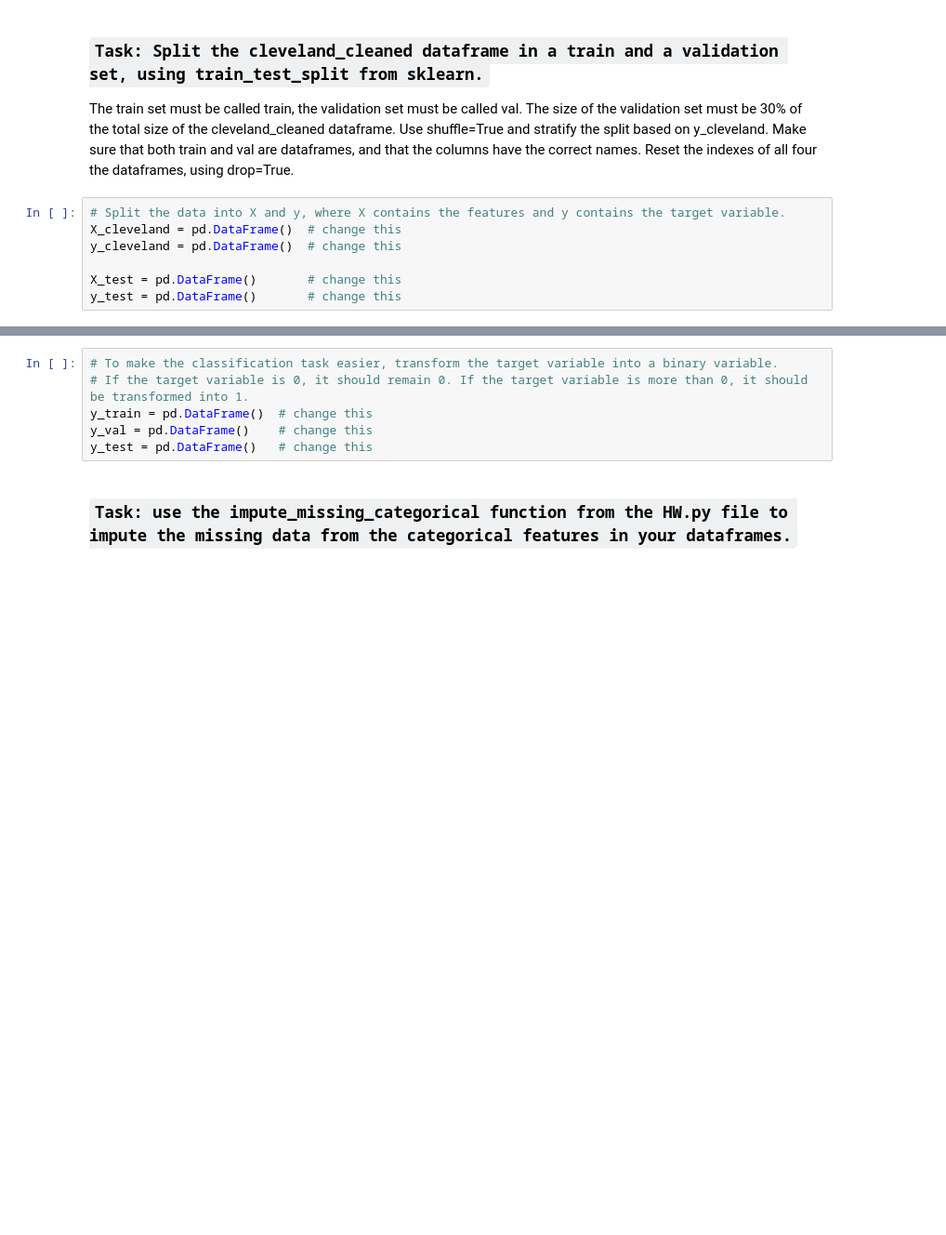
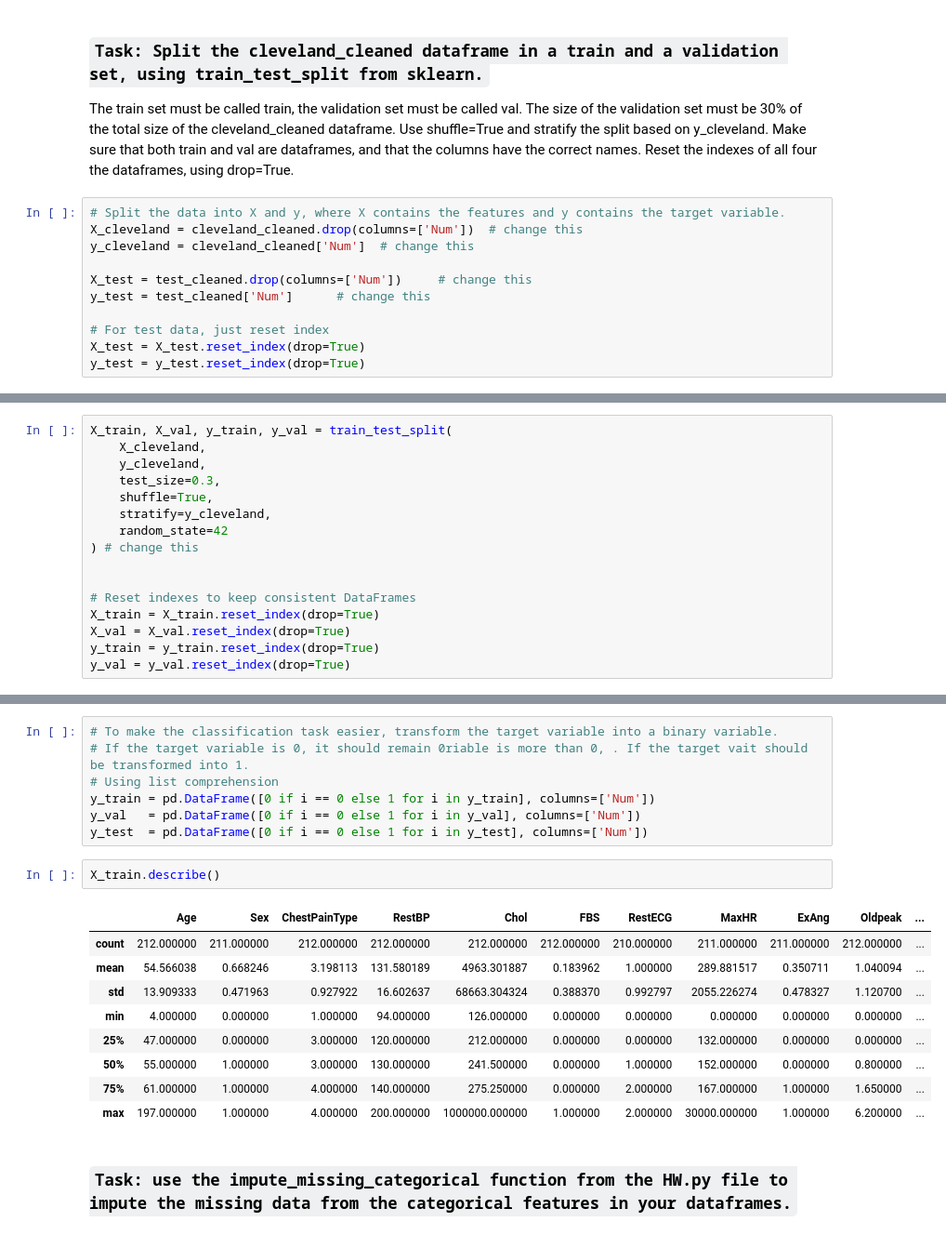
Before and after one commit to 1500-Shubham/Stockholm_University, a Jupyter notebook: DS/HW3/HW3_instructions_25.ipynb, the cells around one changed output, grey strips where cells are left out. Shown: that part at 93% size. Cells and saved outputs as stored; diff of their text form; blank space fills up the shorter version.

```diff
--- a/DS/HW3/HW3_instructions_25.ipynb
+++ b/DS/HW3/HW3_instructions_25.ipynb
@@ -315,8 +322,12 @@ numerical_columns = [
 The train set must be called train, the validation set must be called val. The size of the validation set must be 30% of the total size of the cleveland_cleaned dataframe. Use shuffle=True and stratify the split based on y_cleveland. Make sure that both train and val are dataframes, and that the columns have the correct names. Reset the indexes of all four the dataframes, using drop=True.
 # %%
 # Split the data into X and y, where X contains the features and y contains the target variable.
-X_cleveland = pd.DataFrame()  # change this
-y_cleveland = pd.DataFrame()  # change this
+X_cleveland = cleveland_cleaned.drop(columns=['Num'])  # change this
+y_cleveland = cleveland_cleaned['Num']  # change this
 
-X_test = pd.DataFrame()       # change this
-y_test = pd.DataFrame()       # change this
+X_test = test_cleaned.drop(columns=['Num'])     # change this
+y_test = test_cleaned['Num']      # change this
+
+# For test data, just reset index
+X_test = X_test.reset_index(drop=True)
+y_test = y_test.reset_index(drop=True)
@@ -324,0 +334,16 @@ X_train, X_val, y_train, y_val = pd.DataFrame(), pd.DataFrame(), pd.DataFrame(),
+# %%
+X_train, X_val, y_train, y_val = train_test_split(
+    X_cleveland,
+    y_cleveland,
+    test_size=0.3,
+    shuffle=True,
+    stratify=y_cleveland,
+    random_state=42
+) # change this
+
+
+# Reset indexes to keep consistent DataFrames
+X_train = X_train.reset_index(drop=True)
+X_val = X_val.reset_index(drop=True)
+y_train = y_train.reset_index(drop=True)
+y_val = y_val.reset_index(drop=True)
@@ -331,8 +392,21 @@ X_train, X_val, y_train, y_val = pd.DataFrame(), pd.DataFrame(), pd.DataFrame(),
 # %%
 # To make the classification task easier, transform the target variable into a binary variable.
-# If the target variable is 0, it should remain 0. If the target variable is more than 0, it should be transformed into 1.
-y_train = pd.DataFrame()  # change this
-y_val = pd.DataFrame()    # change this
-y_test = pd.DataFrame()   # change this
+# If the target variable is 0, it should remain 0riable is more than 0, . If the target vait should be transformed into 1.
+# Using list comprehension
+y_train = pd.DataFrame([0 if i == 0 else 1 for i in y_train], columns=['Num'])
+y_val   = pd.DataFrame([0 if i == 0 else 1 for i in y_val], columns=['Num'])
+y_test  = pd.DataFrame([0 if i == 0 else 1 for i in y_test], columns=['Num'])
+# %%
+X_train.describe()
+# %% [output]
+|  | Age | Sex | ChestPainType | RestBP | Chol | FBS | RestECG | MaxHR | ExAng | Oldpeak | ... |
+| count | 212.000000 | 211.000000 | 212.000000 | 212.000000 | 212.000000 | 212.000000 | 210.000000 | 211.000000 | 211.000000 | 212.000000 | ... |
+| mean | 54.566038 | 0.668246 | 3.198113 | 131.580189 | 4963.301887 | 0.183962 | 1.000000 | 289.881517 | 0.350711 | 1.040094 | ... |
+| std | 13.909333 | 0.471963 | 0.927922 | 16.602637 | 68663.304324 | 0.388370 | 0.992797 | 2055.226274 | 0.478327 | 1.120700 | ... |
+| min | 4.000000 | 0.000000 | 1.000000 | 94.000000 | 126.000000 | 0.000000 | 0.000000 | 0.000000 | 0.000000 | 0.000000 | ... |
+| 25% | 47.000000 | 0.000000 | 3.000000 | 120.000000 | 212.000000 | 0.000000 | 0.000000 | 132.000000 | 0.000000 | 0.000000 | ... |
+| 50% | 55.000000 | 1.000000 | 3.000000 | 130.000000 | 241.500000 | 0.000000 | 1.000000 | 152.000000 | 0.000000 | 0.800000 | ... |
+| 75% | 61.000000 | 1.000000 | 4.000000 | 140.000000 | 275.250000 | 0.000000 | 2.000000 | 167.000000 | 1.000000 | 1.650000 | ... |
+| max | 197.000000 | 1.000000 | 4.000000 | 200.000000 | 1000000.000000 | 1.000000 | 2.000000 | 30000.000000 | 1.000000 | 6.200000 | ... |
 # %% [markdown]
 ### ` Task: use the impute_missing_categorical function from the HW.py file to impute the missing data from the categorical features in your dataframes. `
```
Also changed, not shown: parts of 17 cells of this notebook.
